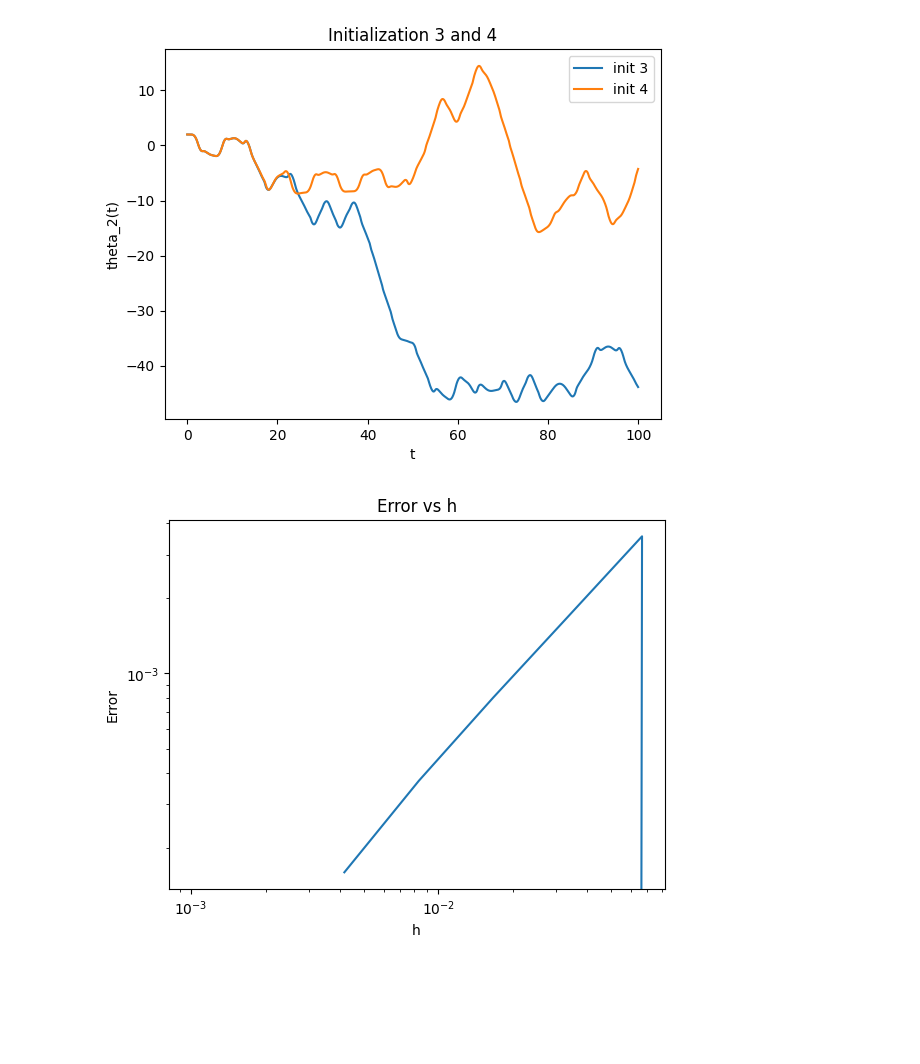
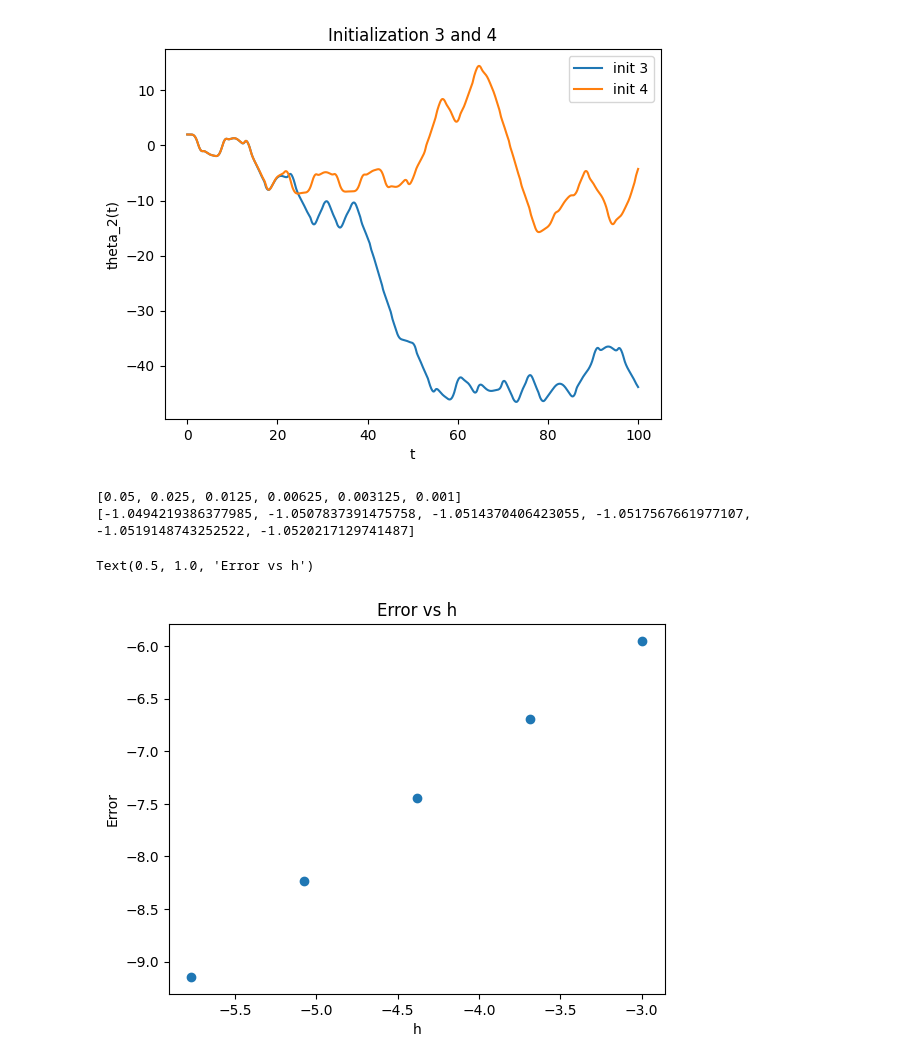
Before and after one commit to EstebanLeiva/NumericalAnalysis, a Jupyter notebook: HW8/ODEs.ipynb, the cells around one changed output. Saved outputs shown, nothing was run; the diff lists cells and outputs as text; code cells hidden in the pictures; blank space fills up the shorter version.

```diff
--- a/HW8/ODEs.ipynb
+++ b/HW8/ODEs.ipynb
@@ -145,21 +145,28 @@ plt.legend()
 [figure]
 # %%
 init = [1, 1, 0, 0]
-h = [0.001] + [0.05/(2**k) for k in range(0,5)]
+h = np.sort([0.01] + [0.05/(2**k) for k in range(1,5)])
+h = [0.05/(2**0), 0.05/(2**1), 0.05/(2**2), 0.05/(2**3), 0.05/(2**4), 0.001]
 
+print(h)
 errors_runge_kutta = []
 true_theta_2 = runge_kutta(derivative, [1,1,0,0], 0, 100, 1/1000)[-1][1]
 for i in range(len(h)):
     y = runge_kutta(derivative, init, 0, 100, h[i])
-    errors_runge_kutta.append(np.abs(y[-1][1] - true_theta_2))
+    errors_runge_kutta.append(y[-1][1])
+
+print(errors_runge_kutta)
+# %% [output]
+[0.05, 0.025, 0.0125, 0.00625, 0.003125, 0.001]
+[-1.0494219386377985, -1.0507837391475758, -1.0514370406423055, -1.0517567661977107, -1.0519148743252522, -1.0520217129741487]
 # %%
 #do a logarithmic graph h vs errors
-plt.plot(h, errors_runge_kutta, label='Runge-Kutta')
-plt.xscale('log')
-plt.yscale('log')
+plt.scatter(np.log(h), np.log(errors_runge_kutta - true_theta_2), label='Runge-Kutta')
+
 plt.xlabel('h')
 plt.ylabel('Error')
 plt.title('Error vs h')
-plt.show()
+#plot a vertical line
 # %% [output]
+Text(0.5, 1.0, 'Error vs h')
-[figure, old version]
+[figure, new version]
```
Also changed, not shown: 2 other files.
